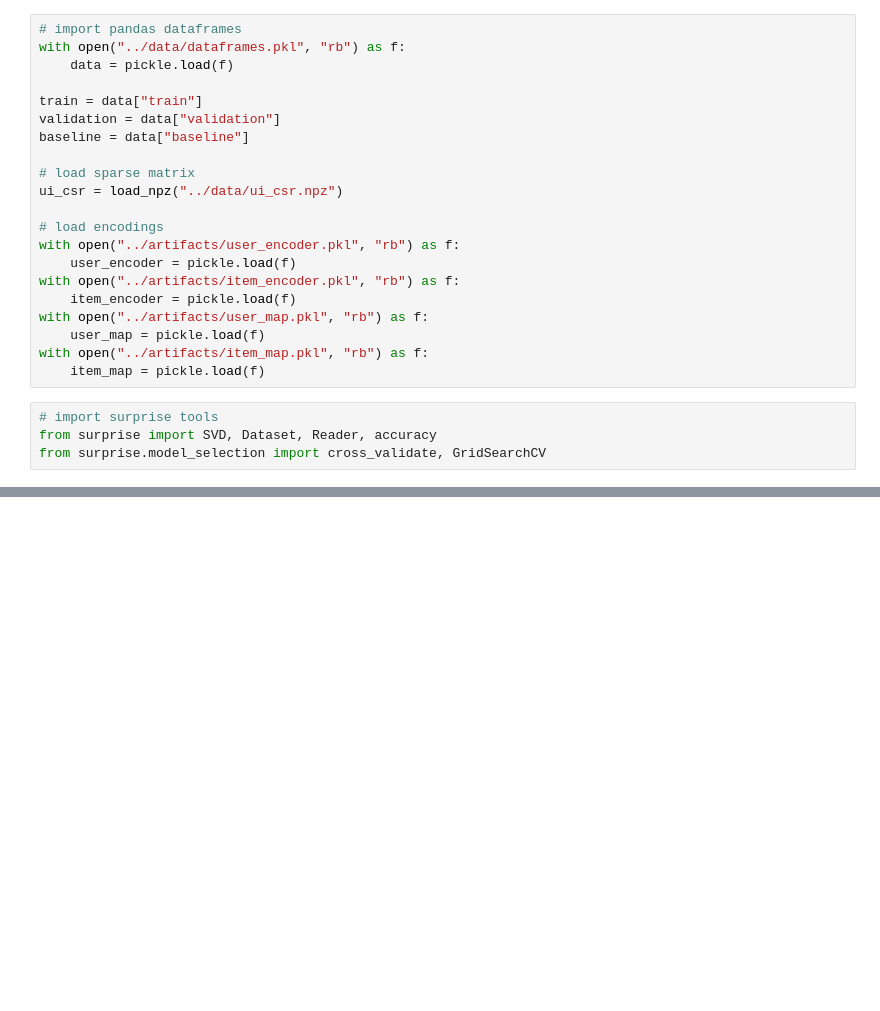
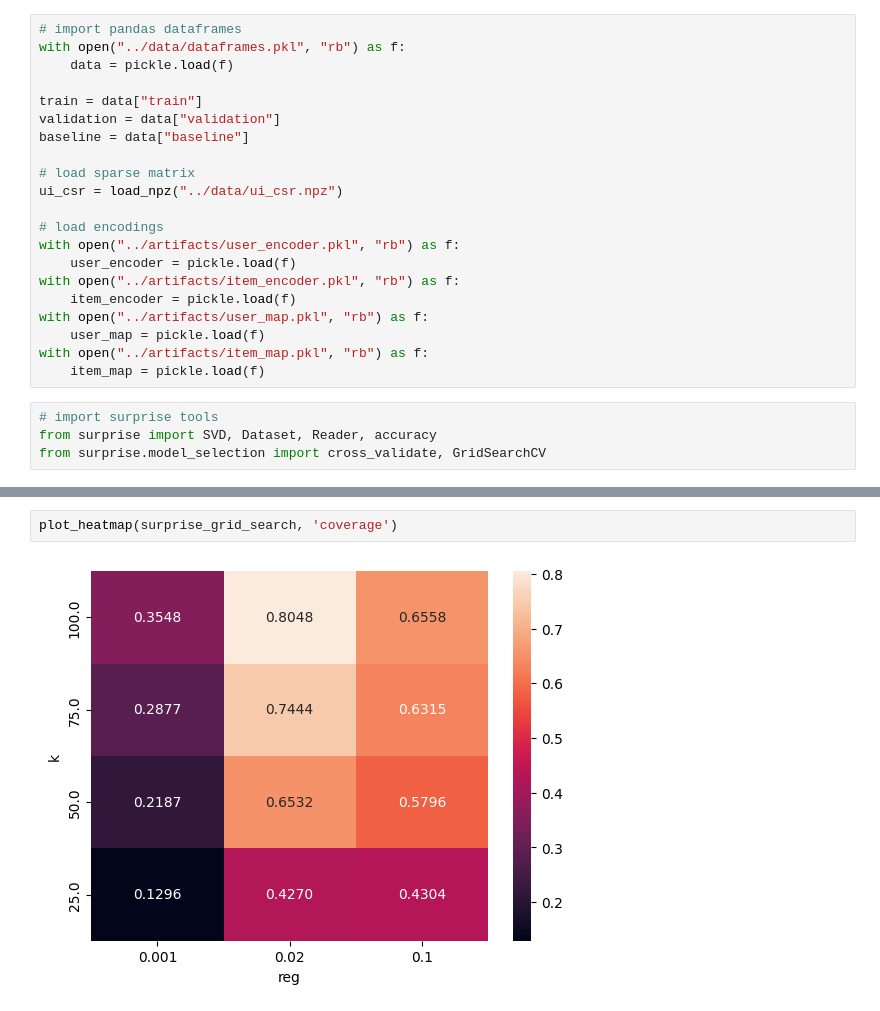
Before and after one commit to LucasLyons/Beer-Project, a Jupyter notebook: notebooks/05_surpriseSVD.ipynb, the cells around one changed output, grey strips where cells are left out. Drawn from its saved outputs; the diff is of its cells as text; blank space fills up the shorter version.

```diff
--- a/notebooks/05_surpriseSVD.ipynb
+++ b/notebooks/05_surpriseSVD.ipynb
@@ -106,0 +117,4 @@ Top 10 item catalog coverage with k=50, reg=0.02 is 0.6530008453085376
+# %%
+plot_heatmap(surprise_grid_search, 'coverage')
+# %% [output]
+[figure, added]
```
Also changed, not shown: parts of 20 cells of this notebook, 3 other files.
